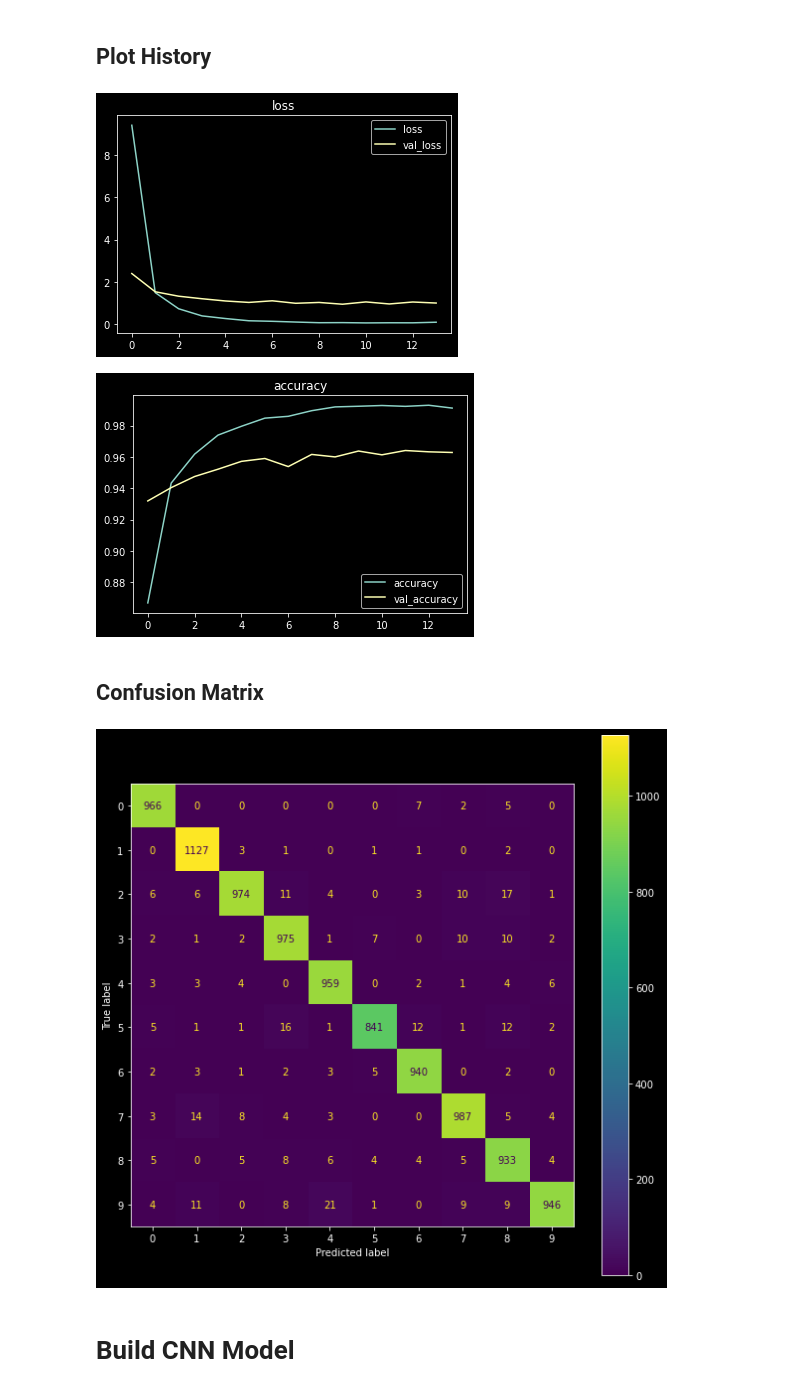
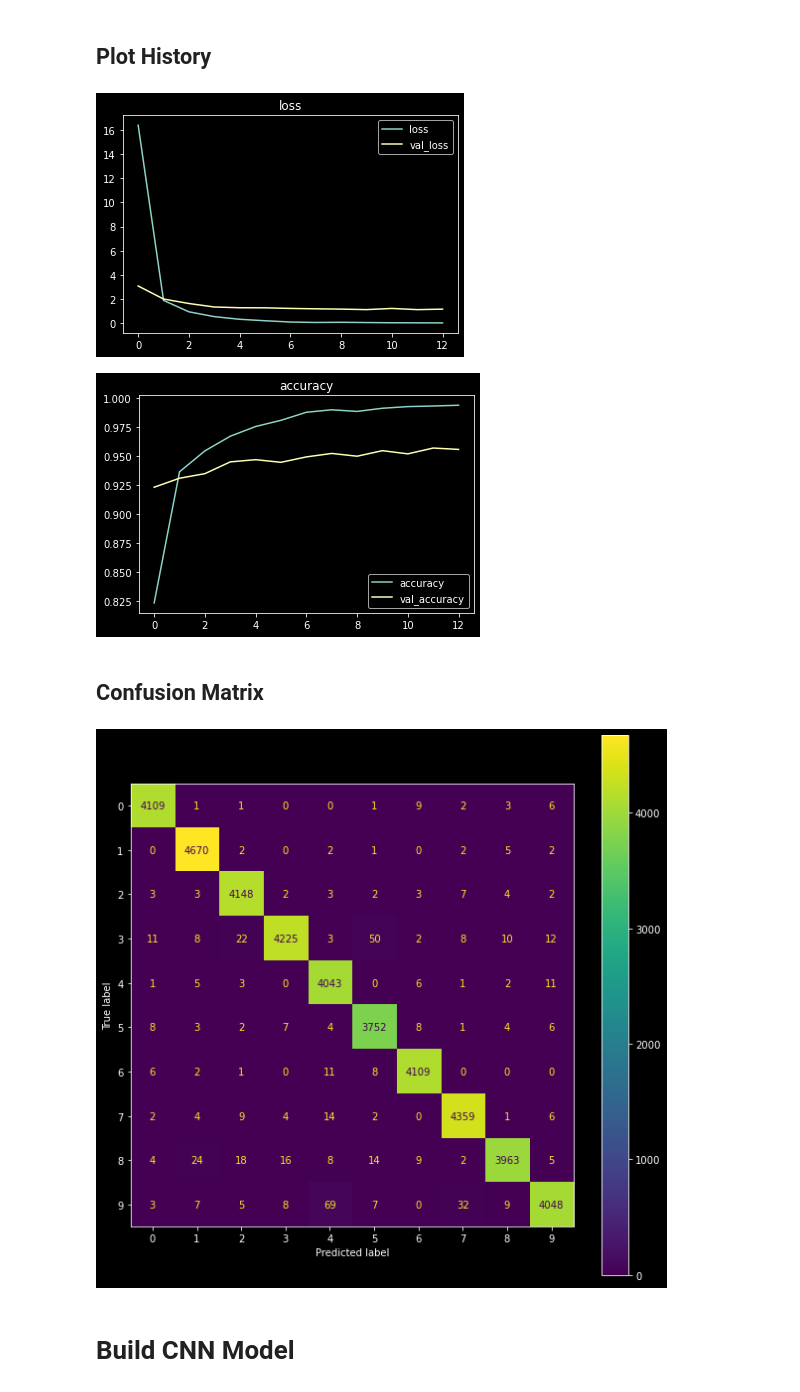
Before and after one commit to KorwinBieniek/kaggle_projects, a Jupyter notebook: mnist_classification_notebook.ipynb, the cells around one changed output. Drawn from its saved outputs; the diff is of its cells as text; code cells hidden in the pictures.

```diff
--- a/mnist_classification_notebook.ipynb
+++ b/mnist_classification_notebook.ipynb
@@ -70,2 +47,14 @@ The evaluation metric for this contest is the categorization accuracy, or the pr
 # %% [markdown]
 # Loading The data
+# %%
+import numpy as np
+import pandas as pd
+
+data_path = "./data/digit-recognizer"
+
+X_train = pd.read_csv(data_path+'/train.csv')
+X_test = pd.read_csv(data_path+'/test.csv')
+
+y_train = X_train.pop('label').values
+X_train = X_train.values.reshape(-1,28,28)
+X_test = X_test.values.reshape(-1,28,28)
@@ -72,4 +69,4 @@ The evaluation metric for this contest is the categorization accuracy, or the pr
 # %%
-from tensorflow.keras.datasets import mnist
+# from tensorflow.keras.datasets import mnist
 
-(X_train, y_train), (X_test, y_test) = mnist.load_data()
+# (X_train, y_train), (X_test, y_test) = mnist.load_data()
@@ -172,20 +135,20 @@ history_df = pd.DataFrame(history)
 history_df[["loss", "val_loss"]].plot(title='loss')
 history_df[["accuracy", "val_accuracy"]].plot(title='accuracy');
 # %% [output]
-[figure, old version]
+[figure, new version]
-[figure, old version]
+[figure, new version]
 # %% [markdown]
 ## Confusion Matrix
 # %%
 from sklearn.metrics import confusion_matrix, ConfusionMatrixDisplay
 
-y_test_pred = model.predict(X_test).argmax(axis=1)
+y_train_pred = model.predict(X_train).argmax(axis=1)
 
-cm = confusion_matrix(y_true=y_test, y_pred=y_test_pred)
+cm = confusion_matrix(y_true=y_train, y_pred=y_train_pred)
 
 cm_disp = ConfusionMatrixDisplay(cm)
 _, ax = plt.subplots(figsize=(10,10))
 cm_disp.plot(ax=ax)
 plt.show()
 # %% [output]
-[figure, old version]
+[figure, new version]
```
Also changed, not shown: parts of 28 cells of this notebook, 3 other files.
